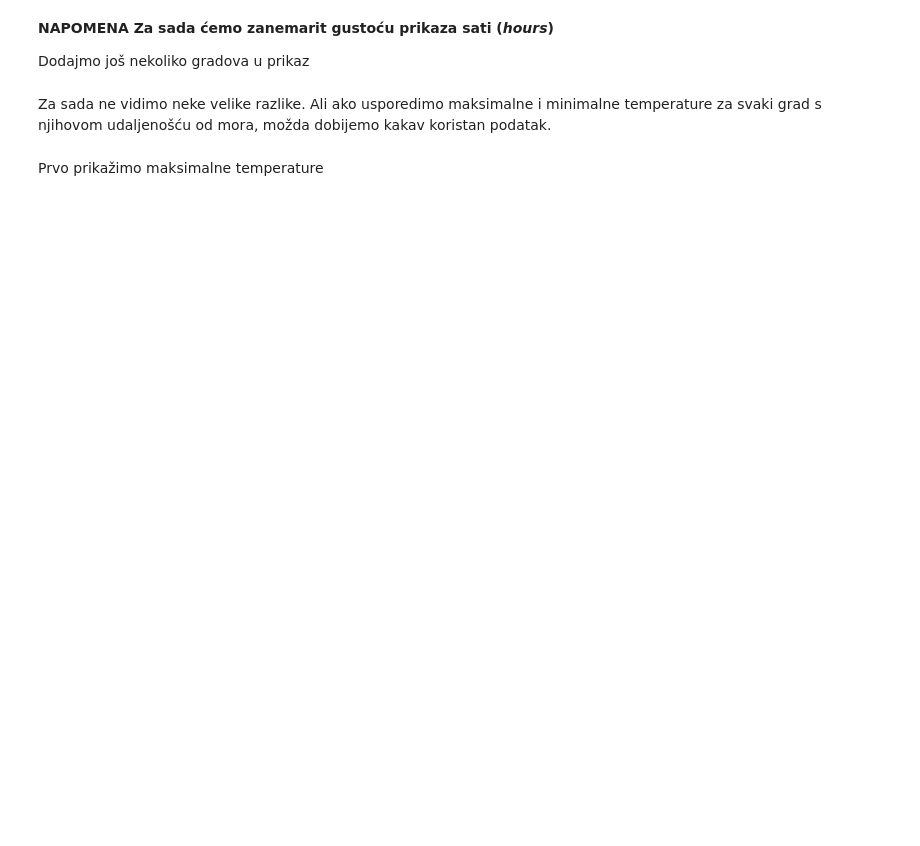
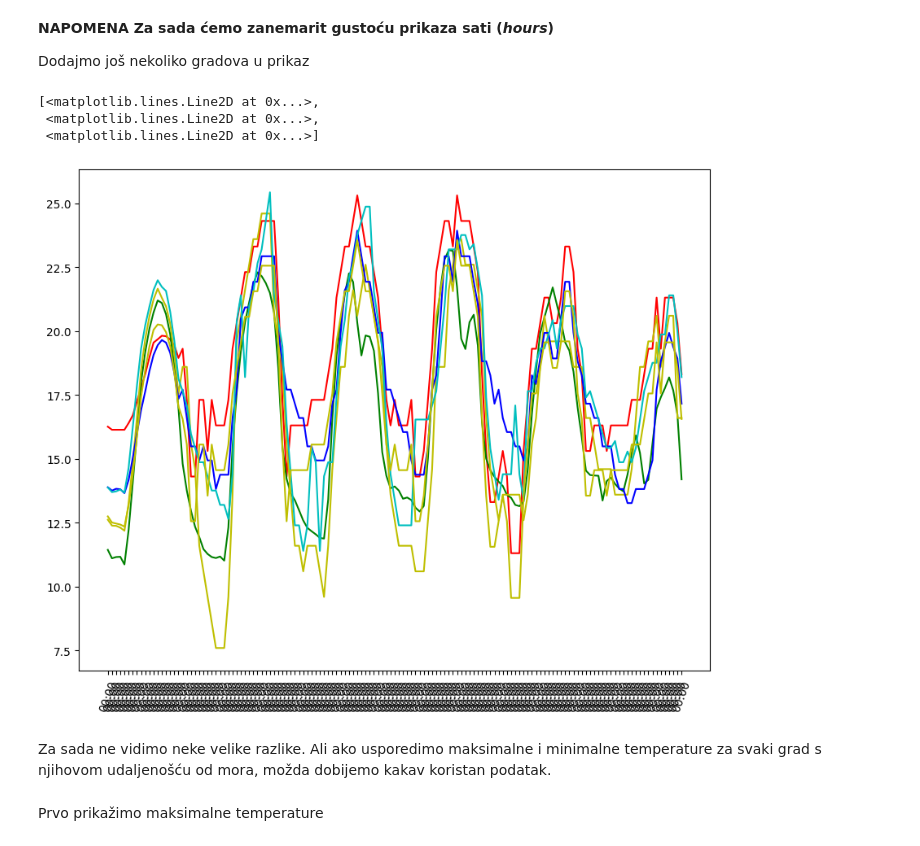
Before and after one commit to py-dev-algebra/py-jupyter-nb, a Jupyter notebook: 04 - NumPy/NumPy - Numerical Python Napredna primjena.ipynb, the cells around one changed output. Saved outputs shown, nothing was run; the diff lists cells and outputs as text; code cells hidden in the pictures; blank space fills up the shorter version.

```diff
--- a/04 - NumPy/NumPy - Numerical Python Napredna primjena.ipynb
+++ b/04 - NumPy/NumPy - Numerical Python Napredna primjena.ipynb
@@ -495,5 +563,32 @@ Prvo ćemo grafički prikazati podatke za temperaturu za grad Pulu.
 **NAPOMENA Za sada ćemo zanemarit gustoću prikaza sati (*hours*)**
 
 Dodajmo još nekoliko gradova u prikaz
+# %%
+y1 = pula_df['temp']
+x1 = pula_df['date_time']
+y2 = pazin_df['temp']
+x2 = pazin_df['date_time']
+y3 = motovun_df['temp']
+x3 = motovun_df['date_time']
+y4 = labin_df['temp']
+x4 = labin_df['date_time']
+y5 = buzet_df['temp']
+x5 = buzet_df['date_time']
+y6 = kanfanar_df['temp']
+x6 = kanfanar_df['date_time']
+
+
+fig, ax = plt.subplots()
+
+plt.xticks(rotation=70)
+hours = mdates.DateFormatter('%H:%M')
+ax.xaxis.set_major_formatter(hours)
+plt.plot(x1, y1, 'r', x2, y2, 'g', x3, y3, 'y')
+plt.plot(x4, y4, 'b', x5, y5, 'c', x6, y6, 'y')
+# %% [output]
+[<matplotlib.lines.Line2D at 0x...>,
+ <matplotlib.lines.Line2D at 0x...>,
+ <matplotlib.lines.Line2D at 0x...>]
+[figure, added]
 # %% [markdown]
 Za sada ne vidimo neke velike razlike. Ali ako usporedimo maksimalne i minimalne temperature za svaki grad s njihovom udaljenošću od mora, možda dobijemo kakav koristan podatak.
```
Also changed, not shown: parts of 16 cells of this notebook, 10 other files.
